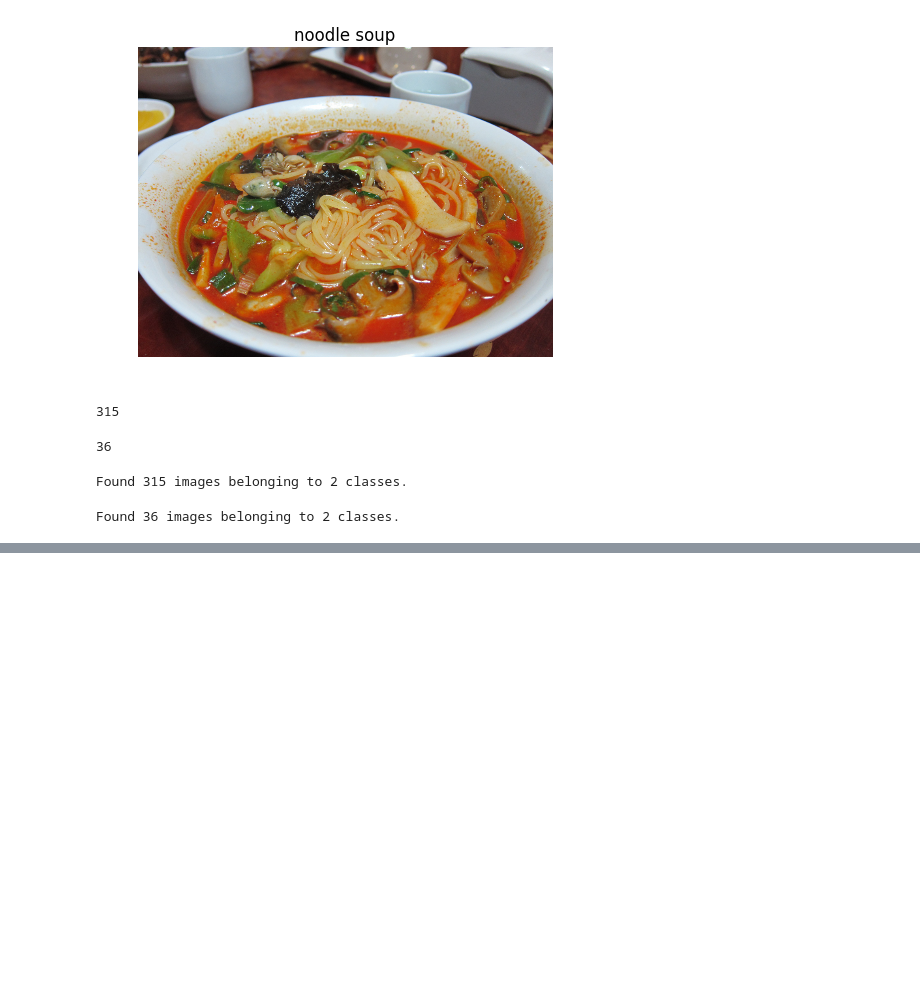
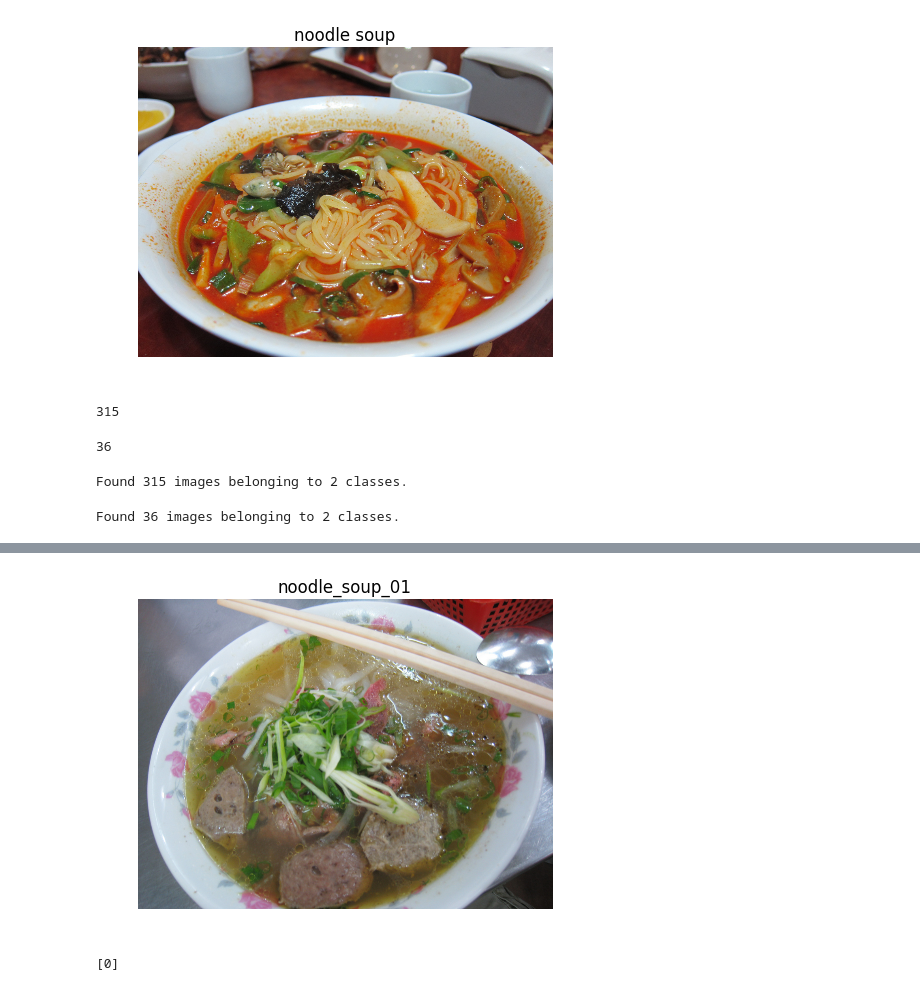
Before and after one commit to hbhasin/Image-Recognition-with-Deep-Learning, a Jupyter notebook: noodles_with_pretrained_inception_v3_model.ipynb, the cells around one changed output, grey strips where cells are left out. Drawn from its saved outputs; the diff is of its cells as text; code cells hidden in the pictures; blank space fills up the shorter version.

```diff
--- a/noodles_with_pretrained_inception_v3_model.ipynb
+++ b/noodles_with_pretrained_inception_v3_model.ipynb
@@ -334,0 +343,7 @@ plt.show()
+# %%
+img_path = 'images/noodle_soup_01.jpg'
+display_img(img_path)
+pred(img_path)
+# %% [output]
+[figure, added]
+[0]
```
Also changed, not shown: parts of 23 cells of this notebook, 3 other files.
